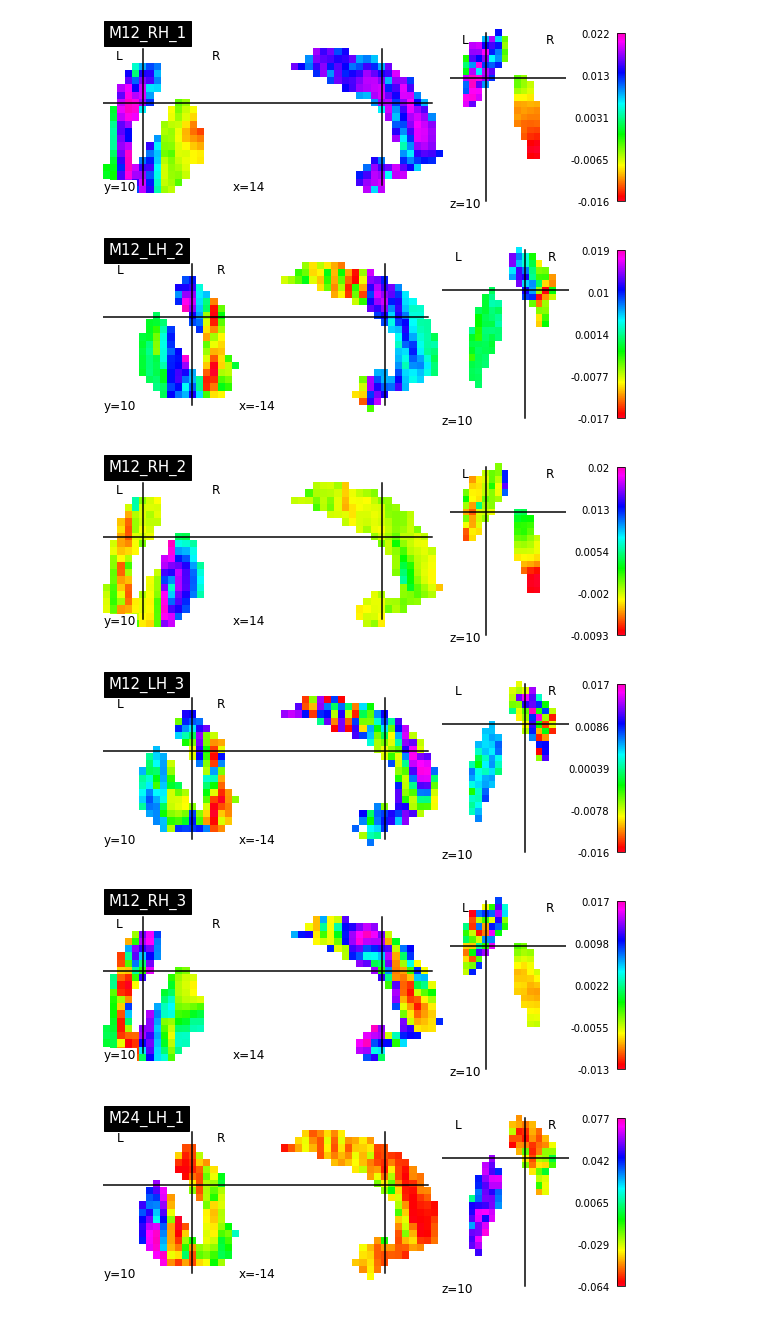
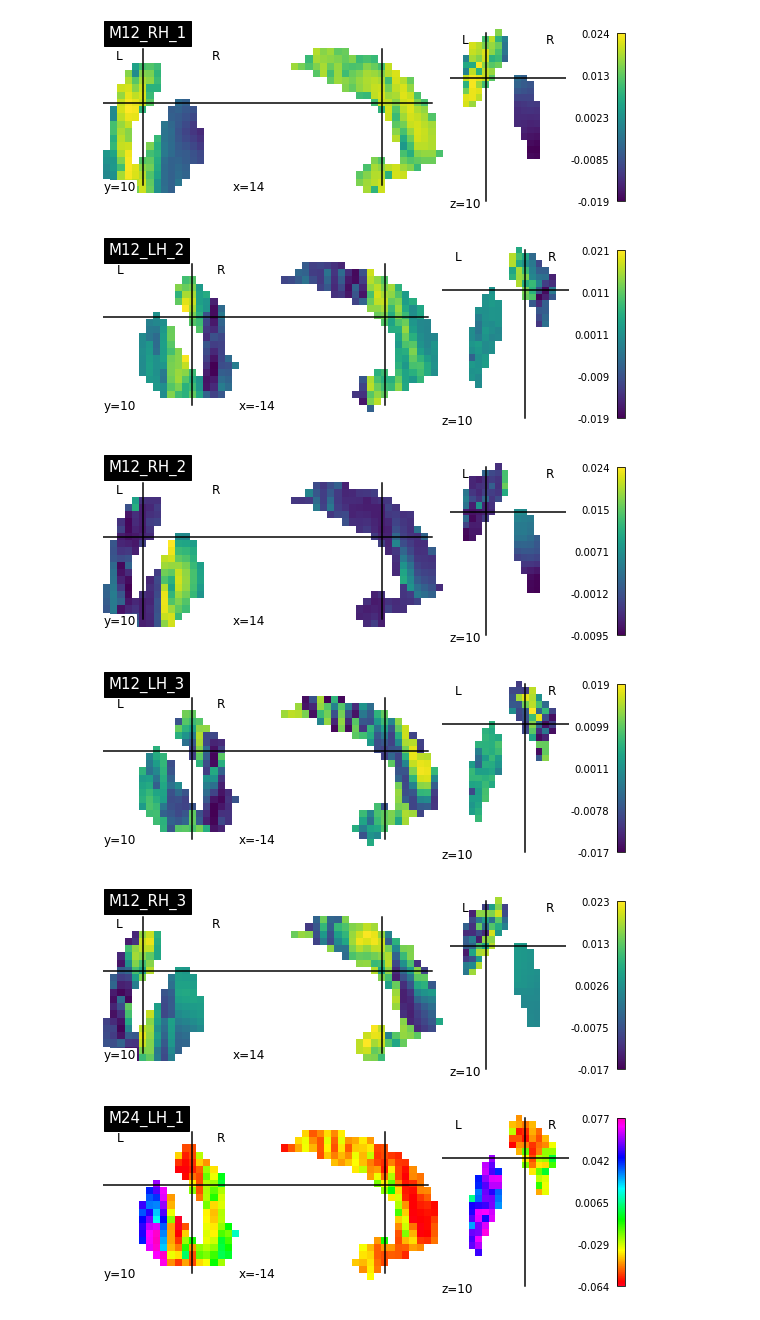
Before and after one commit to DimuthuHemachandra/functional_gradients, a Jupyter notebook: scripts/projections.ipynb, the cells around one changed output. Cells and saved outputs as stored; diff of their text form; code cells hidden in the pictures.

Commit message:
plots updated with removed outliers

```diff
--- a/scripts/projections.ipynb
+++ b/scripts/projections.ipynb
@@ -15,7 +15,7 @@ from math import pi
 from nilearn.image import load_img
 from nilearn import plotting
 # %%
-grey_img = nib.load('/home/dimuthu1/scratch/PPMI_project2/PPMI_gradients/cfg/greymatter.nii.gz')
+grey_img = nib.load('/home/dimuthu1/scratch/PPMI_project2/functional_gradients/cfg/greymatter.nii.gz')
 grey_data = grey_img.get_fdata()
 
 
@@ -24,10 +24,10 @@ grey_data[grey_data >-9] = 0
 grey_data[grey_data <-9] = 1
 
 final_img = nib.Nifti1Image(grey_data, grey_img.affine, grey_img.header)
-nib.save(final_img,'/home/dimuthu1/scratch/PPMI_project2/PPMI_gradients/cfg/LH_mask.nii.gz')
+nib.save(final_img,'/home/dimuthu1/scratch/PPMI_project2/functional_gradients/cfg/LH_mask.nii.gz')
 
 
-grey_img = nib.load('/home/dimuthu1/scratch/PPMI_project2/PPMI_gradients/cfg/greymatter.nii.gz')
+grey_img = nib.load('/home/dimuthu1/scratch/PPMI_project2/functional_gradients/cfg/greymatter.nii.gz')
 grey_data = grey_img.get_fdata()
 
 
@@ -36,7 +36,7 @@ grey_data[grey_data >-9] = 0
 grey_data[grey_data <-9] = 1
 
 final_img = nib.Nifti1Image(grey_data, grey_img.affine, grey_img.header)
-nib.save(final_img,'/home/dimuthu1/scratch/PPMI_project2/PPMI_gradients/cfg/RH_mask.nii.gz')
+nib.save(final_img,'/home/dimuthu1/scratch/PPMI_project2/functional_gradients/cfg/RH_mask.nii.gz')
 # %%
 def get_average_grad_df(emb_path):
     emb= dill.load(open(emb_path, "rb"))
@@ -47,17 +47,17 @@ def get_average_grad_df(emb_path):
 
     return gradient_df
 
-grad_L_m12 = get_average_grad_df('../../derivatives/analysis/smoothed/gradients/bs_emb/aligned_emb_sbctx_L_month12.pickle')
-grad_R_m12 = get_average_grad_df('../../derivatives/analysis/smoothed/gradients/bs_emb/aligned_emb_sbctx_R_month12.pickle')
-grad_L_m24 = get_average_grad_df('../../derivatives/analysis/smoothed/gradients/bs_emb/aligned_emb_sbctx_L_month24.pickle')
-grad_R_m24 = get_average_grad_df('../../derivatives/analysis/smoothed/gradients/bs_emb/aligned_emb_sbctx_R_month24.pickle')
+grad_L_m12 = get_average_grad_df('../../derivatives/analysis/functional_test/gradients/bs_emb/aligned_emb_sbctx_LH_Month12.pickle')
+grad_R_m12 = get_average_grad_df('../../derivatives/analysis/functional_test/gradients/bs_emb/aligned_emb_sbctx_RH_Month12.pickle')
+grad_L_m24 = get_average_grad_df('../../derivatives/analysis/functional_test/gradients/bs_emb/aligned_emb_sbctx_LH_Month24.pickle')
+grad_R_m24 = get_average_grad_df('../../derivatives/analysis/functional_test/gradients/bs_emb/aligned_emb_sbctx_RH_Month24.pickle')
 
 #change month to Month when have time, also change in the snakefile
 # %%
-mask_img_L = nib.load('/home/dimuthu1/scratch/PPMI_project2/PPMI_gradients/cfg/LH_mask.nii.gz') #This image is transformed to mni space and reduced to low resolution
+mask_img_L = nib.load('/home/dimuthu1/scratch/PPMI_project2/functional_gradients/cfg/LH_mask.nii.gz') #This image is transformed to mni space and reduced to low resolution
 mask_data_L = mask_img_L.get_fdata()
 
-mask_img_R = nib.load('/home/dimuthu1/scratch/PPMI_project2/PPMI_gradients/cfg/RH_mask.nii.gz') #This image is transformed to mni space and reduced to low resolution
+mask_img_R = nib.load('/home/dimuthu1/scratch/PPMI_project2/functional_gradients/cfg/RH_mask.nii.gz') #This image is transformed to mni space and reduced to low resolution
 mask_data_R = mask_img_R.get_fdata()
 
 idx_L = np.where(mask_data_L > 0.9)
@@ -93,21 +93,21 @@ def get_projection(componant,df_L,df_R,out_path,ses):
     display_L = plotting.plot_img(final_img_L,
                     cut_coords=(-14, 10, 10),
                     threshold = 'auto',
-                    title=ses+'_LH_'+componant,cmap='gist_rainbow', colorbar = True)
+                    title=ses+'_LH_'+componant,cmap='viridis', colorbar = True)
 
     display_L.savefig(out_path+'projected_'+ses+'_LH_grad_'+componant+'.png')
 
     display_R = plotting.plot_img(final_img_R,
                     cut_coords=(14, 10, 10),
                     threshold = 'auto',
-                    title=ses+'_RH_'+componant,cmap='gist_rainbow', colorbar = True)
+                    title=ses+'_RH_'+componant,cmap='viridis', colorbar = True)
 
     display_R.savefig(out_path+'projected_'+ses+'_RH_grad_'+componant+'.png')
 
     #plotting.plot_glass_brain(final_img_R,display_mode='lyrz', cmap='gist_rainbow', threshold=0.007)
 
 
-out_path='/home/dimuthu1/scratch/PPMI_project2/derivatives/analysis/smoothed/plots/'
+out_path='/home/dimuthu1/scratch/PPMI_project2/derivatives/analysis/functional_test/plots/'
 get_projection('1',grad_L_m12,grad_R_m12,out_path,'M12')
 get_projection('2',grad_L_m12,grad_R_m12,out_path,'M12')
 get_projection('3',grad_L_m12,grad_R_m12,out_path,'M12')
@@ -116,8 +116,8 @@ get_projection('3',grad_L_m12,grad_R_m12,out_path,'M12')
-[figure, old version]
+[figure, new version]
-[figure, old version]
+[figure, new version]
-[figure, old version]
+[figure, new version]
-[figure, old version]
+[figure, new version]
-[figure, old version]
+[figure, new version]
 # %%
 
 """emb_L_m24 = matrix_dir+'emb_sbctx_L_Month24.pickle'
```
Also changed, not shown: parts of 4 cells of this notebook, 10 other files.
